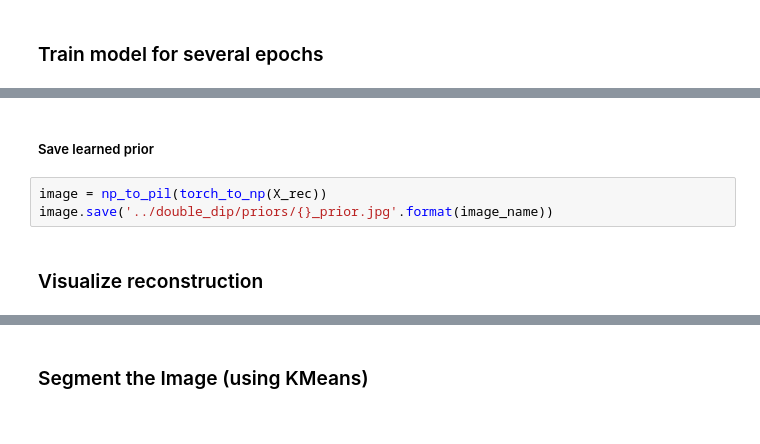
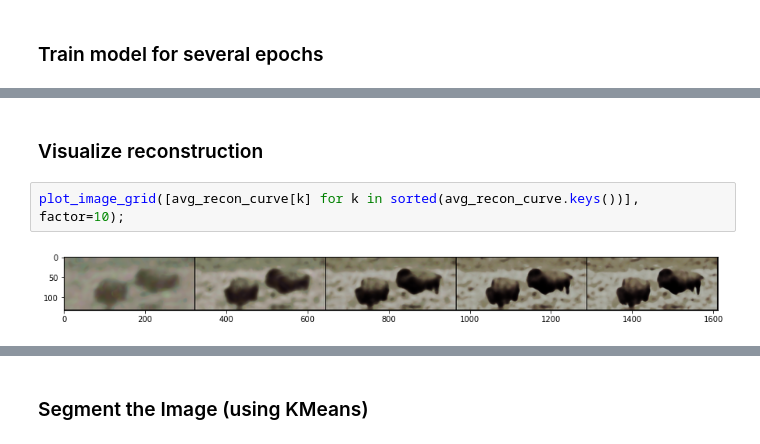
Before and after one commit to shaharazulay/deep-semantic-prior, a Jupyter notebook: source/deep_semantic_prior.ipynb, the cells around one changed output, grey strips where cells are left out. Drawn from its saved outputs; the diff is of its cells as text.

```diff
--- a/source/deep_semantic_prior.ipynb
+++ b/source/deep_semantic_prior.ipynb
@@ -95,7 +159,6 @@ plt.title('learning curve');
-# %% [markdown]
-##### Save learned prior
-# %%
-image = np_to_pil(torch_to_np(X_rec))
-image.save('../double_dip/priors/{}_prior.jpg'.format(image_name))
 # %% [markdown]
 ### Visualize reconstruction
+# %%
+plot_image_grid([avg_recon_curve[k] for k in sorted(avg_recon_curve.keys())], factor=10);
+# %% [output]
+[figure, added]
```
Also changed, not shown: parts of 37 cells of this notebook, 1 other file.
